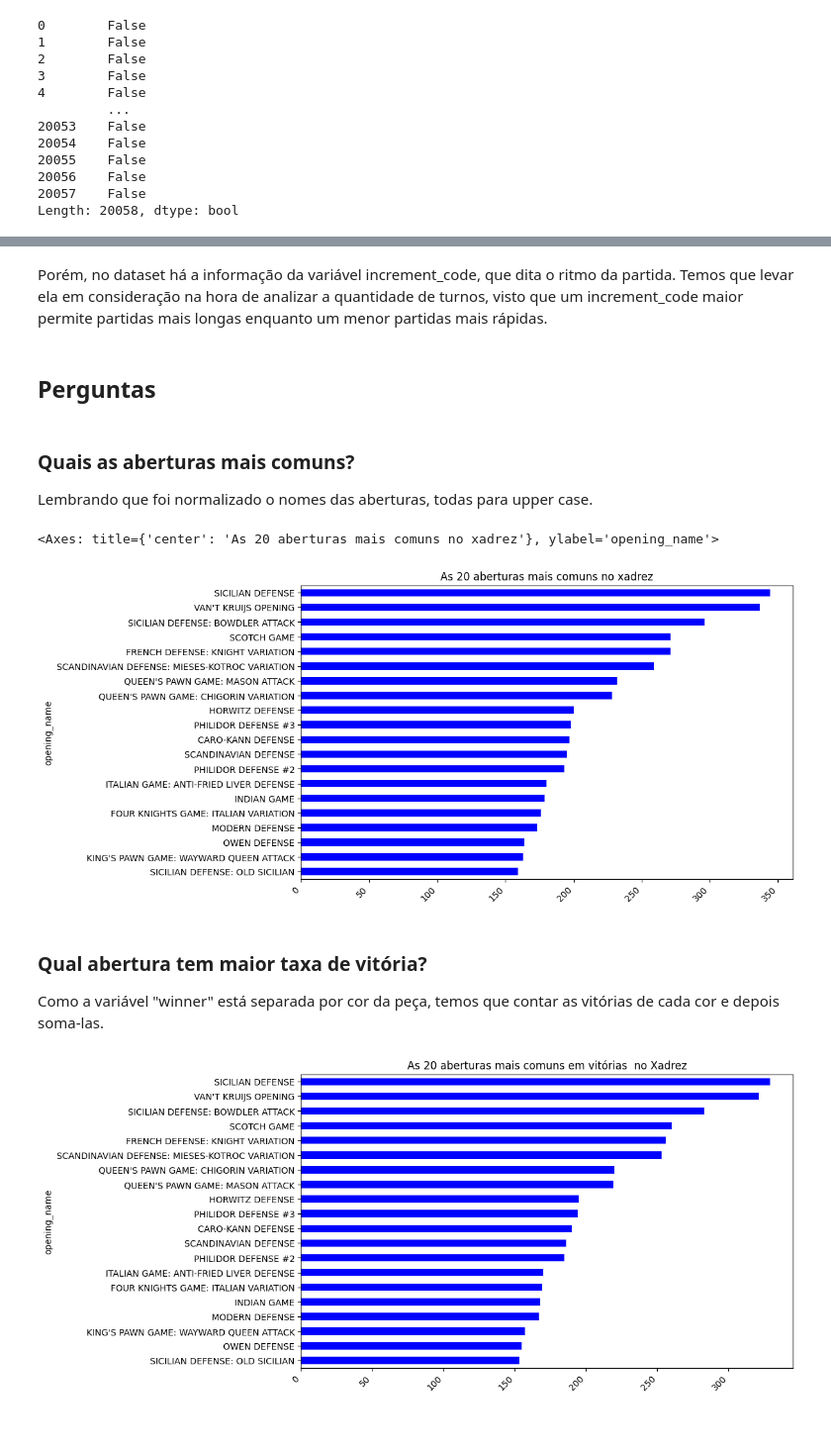
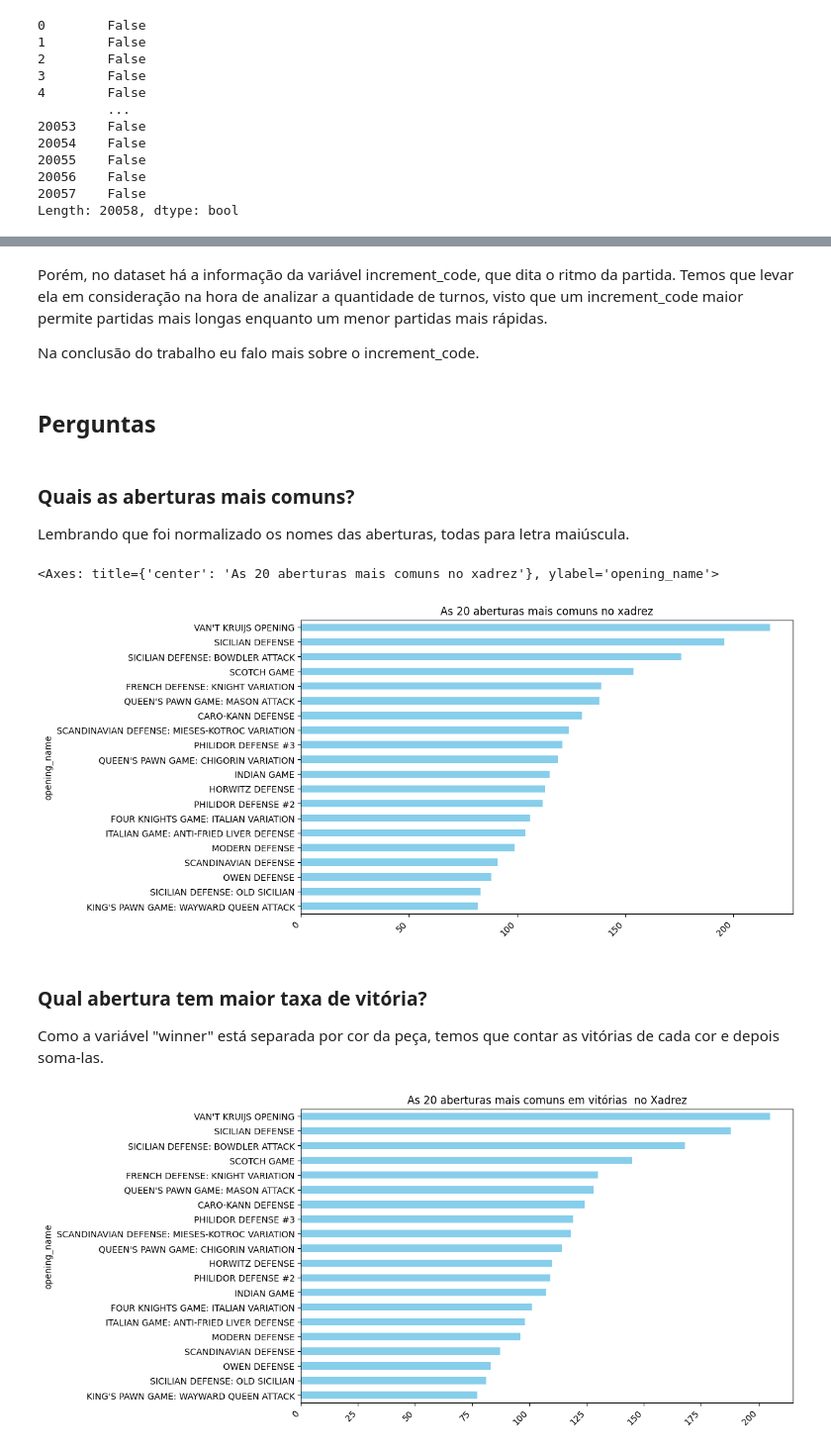
Before and after one commit to GodKelvin/chess-analytics, a Jupyter notebook: main.ipynb, the cells around one changed output, grey strips where cells are left out. Shown: that part at 99% size. Cells and saved outputs as stored; diff of their text form; code cells hidden in the pictures.

```diff
--- a/main.ipynb
+++ b/main.ipynb
@@ -262,0 +264,3 @@ plot_histograma_boxplot(dataframe)
+# %%
+dataframe = dataframe[dataframe["game_time"] > pd.Timedelta(0)]
+plot_histograma_boxplot(dataframe)
@@ -263,11 +269,13 @@ plot_histograma_boxplot(dataframe)
 # %% [markdown]
 Porém, no dataset há a informação da variável increment_code, que dita o ritmo da partida. Temos que levar ela em consideração na hora de analizar a quantidade de turnos, visto que um increment_code maior permite partidas mais longas enquanto um menor partidas mais rápidas.
+
+Na conclusão do trabalho eu falo mais sobre o increment_code.
 # %% [markdown]
 ## Perguntas
 # %% [markdown]
 ### Quais as aberturas mais comuns?
 
-Lembrando que foi normalizado o nomes das aberturas, todas para upper case.
+Lembrando que foi normalizado os nomes das aberturas, todas para letra maiúscula.
 # %%
 #Capturando os nomes das aberturas mais comuns e ordenando de forma decrescente
 qtd_aberturas = 20 #Definindo o limite de captura das aberturas
@@ -278,10 +286,10 @@ plt.title(f"As {qtd_aberturas} aberturas mais comuns no xadrez")
 plt.xlabel("Abertura")
 plt.ylabel("Frequência")
 plt.xticks(rotation=45, ha="right")
-aberturas.plot(kind="barh", color="blue")
+aberturas.plot(kind="barh", color="skyblue")
 # %% [output]
 <Axes: title={'center': 'As 20 aberturas mais comuns no xadrez'}, ylabel='opening_name'>
-[figure, old version]
+[figure, new version]
 # %% [markdown]
 ### Qual abertura tem maior taxa de vitória?
 
@@ -289,23 +297,23 @@ Como a variável "winner" está separada por cor da peça, temos que contar as v
 # %%
 qtd_vitorias_brancas = dataframe[dataframe["winner"] == "WHITE"]["opening_name"].value_counts()
 qtd_vitorias_pretas = dataframe[dataframe["winner"] == "BLACK"]["opening_name"].value_counts()
 
 #Utilizando o .add com fill_value = 0 garante que se a abertura não existir em um dos dataframes, o valor na soma será 0
 #usando o sort_values para ordernar e depois capturar as 25 mais comuns
 total_vitorias = qtd_vitorias_brancas.add(qtd_vitorias_pretas, fill_value=0).sort_values(ascending=False).head(qtd_aberturas)
 
 #Ordenando apenas para mostrar o gráfico do maior para o menor
 total_vitorias = total_vitorias.sort_values()
 plt.figure(figsize=(10,6))
 plt.title(f"As {qtd_aberturas} aberturas mais comuns em vitórias  no Xadrez")
 plt.xlabel("Abertura")
 plt.ylabel("Frequência")
 plt.xticks(rotation=45, ha="right")
 
-total_vitorias.plot(kind="barh", color="blue")
+total_vitorias.plot(kind="barh", color="skyblue")
 plt.show()
 # %% [output]
-[figure, old version]
+[figure, new version]
 # %% [markdown]
 ### As aberturas mais famosas resultam em que tipo de fim de jogo?
 
```
Also changed, not shown: parts of 28 cells of this notebook.
